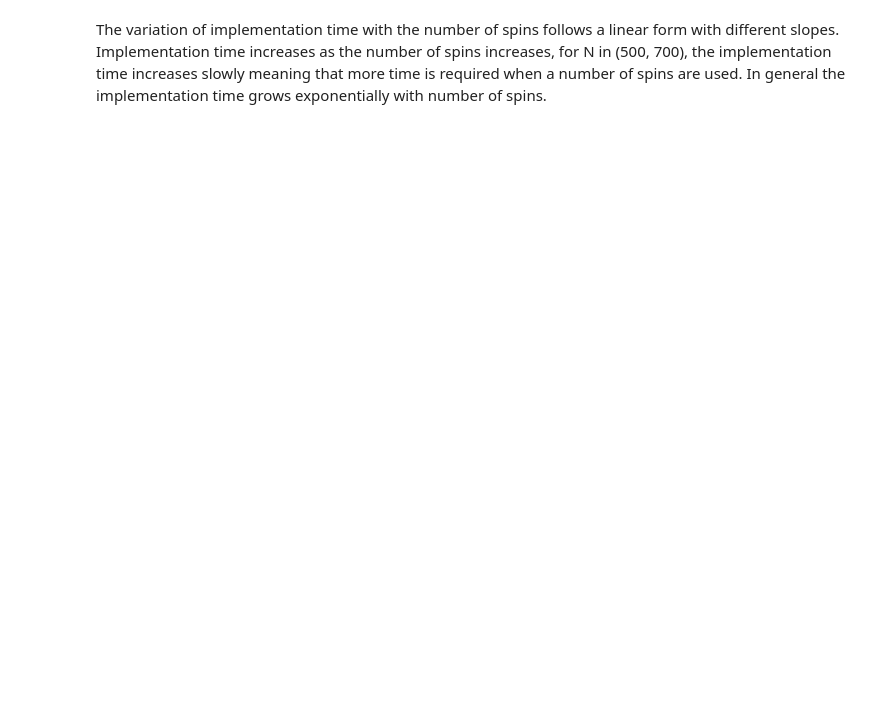
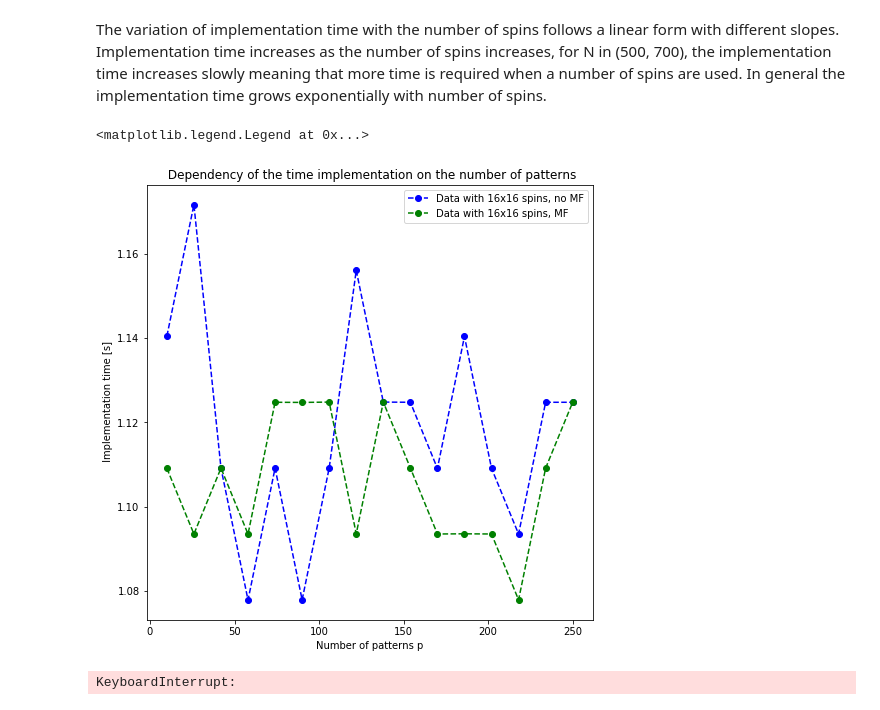
Before and after one commit to mballarin97/Hopfield-project, a Jupyter notebook: Deterministic stability.ipynb, the cells around one changed output. Saved outputs shown, nothing was run; the diff lists cells and outputs as text; code cells hidden in the pictures; blank space fills up the shorter version.

```diff
--- a/Deterministic stability.ipynb
+++ b/Deterministic stability.ipynb
@@ -270,27 +322,56 @@ ax.legend()
 The variation of implementation time with the number of spins follows a linear form with different slopes. Implementation time increases as the number of spins increases, for N in (500, 700), the implementation time increases slowly meaning that more time is required when a number of spins are used. In general the implementation time grows exponentially with number of spins.
 # %%
 # How does the time scales with the number of pattern p with a fixed N?
-import time as time
+
 L = 16
 N = L**2
 P = np.arange(10,N,16)
-times = []
-for p in P:
-    p = int(p)
-    xi = np.random.randint(0,2,N*p).reshape(p,N)
-    xi[xi==0]=-1
-    J = 1/N * np.array( [ (xi[:,i]*xi[:,j]).sum() for i in range(N) for j in range(N) ] )
-    J = J.reshape(N,N)
-    for k in range(len(J)):
-        J[k,k] = 0
-    idx = np.random.randint(0,p)
-    start = time.time()
-    deterministic_hopfield(xi[idx],30)
-    end = time.time()
-    times.append(end-start)
+times = [[],[]]
 
-fig, ax = plt.subplots(figsize = (10.5, 10))
-ax.plot(P,times, label = 'Data with 16x16 spins')
-ax.set(xlabel = 'Number of patterns p', ylabel =' Implementation time [s]',
-              title = ' Dependency of the time implementation on the number of patterns')
-ax.legend()
+for MF in range(2):
+    for p in P:
+        p = int(p)
+        xi = np.random.randint(0,2,N*p).reshape(p,N)
+        xi[xi==0]=-1
+        J = 1/N * np.array( [ (xi[:,i]*xi[:,j]).sum() for i in range(N) for j in range(N) ] )
+        J = J.reshape(N,N)
+        for k in range(len(J)):
+            J[k,k] = 0
+        idx = np.random.randint(0,p)
+        start = time.time()
+        deterministic_hopfield(xi[idx],30)
+        end = time.time()
+        times[MF].append(end-start)
+# %%
+fig, ax = plt.subplots(figsize = (8, 8))
+ax.plot(P,times[0], '--bo', label = 'Data with 16x16 spins, no MF')
+ax.plot(P,times[1], '--go', label = 'Data with 16x16 spins, MF')
+ax.set(xlabel = 'Number of patterns p', ylabel =' Implementation time [s]',
+              title = ' Dependency of the time implementation on the number of patterns')
+ax.legend()
+# %% [output]
+<matplotlib.legend.Legend at 0x...>
+[figure, added]
+# %%
+MF = 0
+L = 16
+N = L**2
+P = 10
+error_R = [[],[]]
+sigmas_R = [[],[]]
+R = np.arange(3,L)
+
+for MF in range(2):
+    for r in R:
+        supp = []
+        for n in range(100):
+            xi = random_patterns(N,P)
+            if MF: J = MF_coupling(xi,N)
+            else: J = R_coupling(xi,N,r)
+            err, pred = total_error(xi,30)
+            supp.append(err)
+        supp = np.array(supp)
+        error_R[MF].append(supp.mean())
+        sigmas_R[MF].append(supp.std())
+# %% [output]
+KeyboardInterrupt:
```
Also changed, not shown: parts of 17 cells of this notebook, 1 other file.
